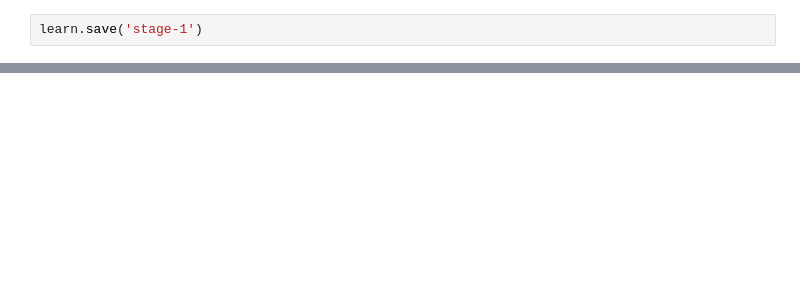
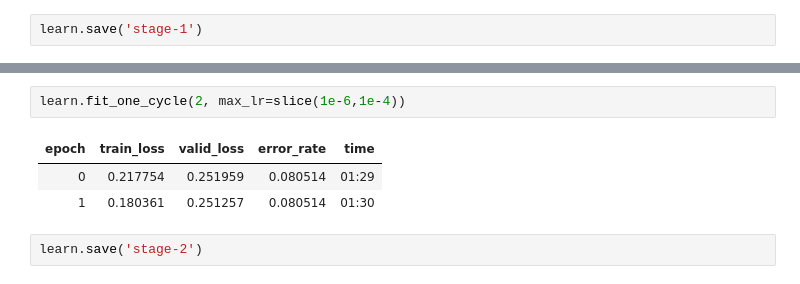
Before and after one commit to naman159/DL_projects_pytorch-fastai, a Jupyter notebook: RESNET34_oxford_iiit_pets.ipynb, the cells around one changed output, grey strips where cells are left out. Cells and saved outputs as stored; diff of their text form; blank space fills up the shorter version.

```diff
--- a/RESNET34_oxford_iiit_pets.ipynb
+++ b/RESNET34_oxford_iiit_pets.ipynb
@@ -93,0 +91,8 @@ interpret.plot_confusion_matrix(figsize=(15,15))
+# %%
+learn.fit_one_cycle(2, max_lr=slice(1e-6,1e-4))
+# %% [output]
+| epoch | train_loss | valid_loss | error_rate | time |
+| 0 | 0.217754 | 0.251959 | 0.080514 | 01:29 |
+| 1 | 0.180361 | 0.251257 | 0.080514 | 01:30 |
+# %%
+learn.save('stage-2')
```
Also changed, not shown: parts of 13 cells of this notebook, 1 other file.
